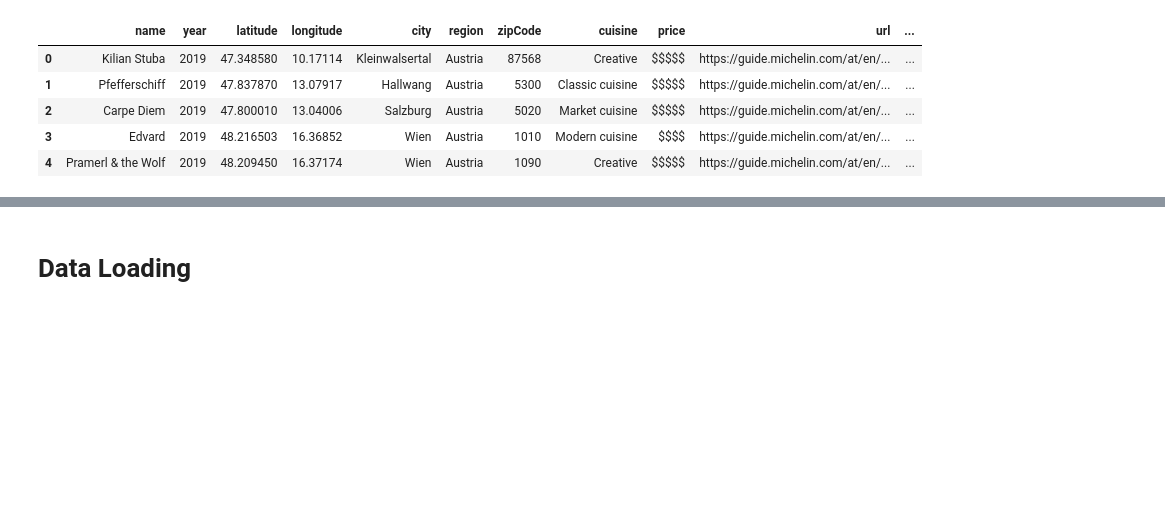
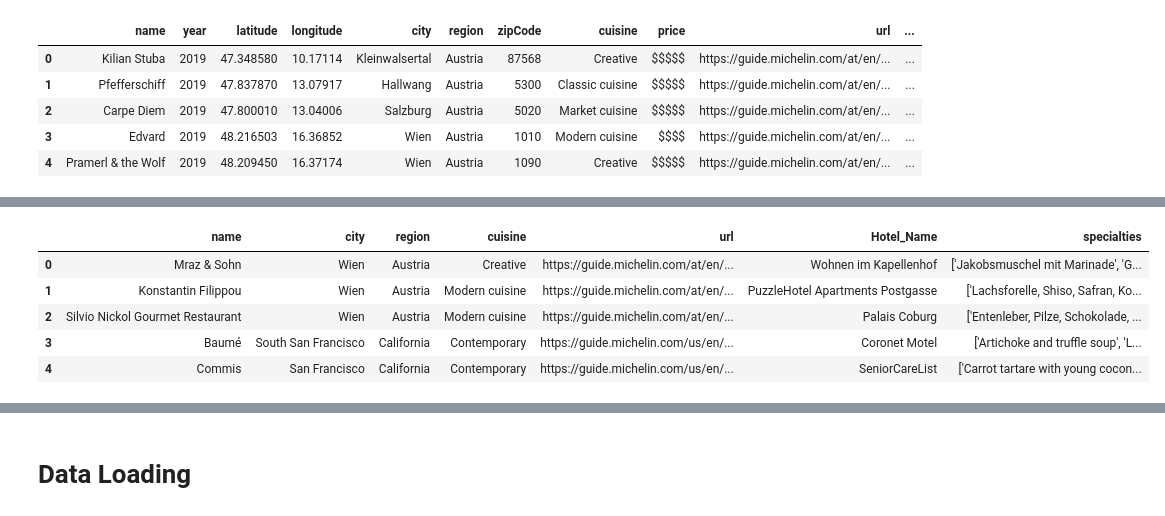
Before and after one commit to sunwoo-kim20/etl-european-restaurants, a Jupyter notebook: etl-michelin-restaurants.ipynb, the cells around one changed output, grey strips where cells are left out. Drawn from its saved outputs; the diff is of its cells as text; code cells hidden in the pictures; blank space fills up the shorter version.

```diff
--- a/etl-michelin-restaurants.ipynb
+++ b/etl-michelin-restaurants.ipynb
@@ -473,0 +507,6 @@ three_star_specialties_df = pd.read_csv("Resources/data/three_star_specials.csv"
+# %%
+# Keep columns ["name", "city", "region", "cuisine", "url", "Hotel_Name", "specialties"]
+
+final_one_star_michelin_df = full_one_star_michelin_df[["name", "city", "region", "cuisine", "url", "Hotel_Name", "specialties"]].copy()
+final_two_star_michelin_df = full_two_star_michelin_df[["name", "city", "region", "cuisine", "url", "Hotel_Name", "specialties"]].copy()
+final_three_star_michelin_df = full_three_star_michelin_df[["name", "city", "region", "cuisine", "url", "Hotel_Name", "specialties"]].copy()
@@ -473,0 +522,9 @@ three_star_specialties_df = pd.read_csv("Resources/data/three_star_specials.csv"
+# %%
+final_two_star_michelin_df.head()
+# %% [output]
+|  | name | city | region | cuisine | url | Hotel_Name | specialties |
+| 0 | Mraz & Sohn | Wien | Austria | Creative | https://guide.michelin.com/at/en/... | Wohnen im Kapellenhof | ['Jakobsmuschel mit Marinade', 'G... |
+| 1 | Konstantin Filippou | Wien | Austria | Modern cuisine | https://guide.michelin.com/at/en/... | PuzzleHotel Apartments Postgasse | ['Lachsforelle, Shiso, Safran, Ko... |
+| 2 | Silvio Nickol Gourmet Restaurant | Wien | Austria | Modern cuisine | https://guide.michelin.com/at/en/... | Palais Coburg | ['Entenleber, Pilze, Schokolade, ... |
+| 3 | Baumé | South San Francisco | California | Contemporary | https://guide.michelin.com/us/en/... | Coronet Motel | ['Artichoke and truffle soup', 'L... |
+| 4 | Commis | San Francisco | California | Contemporary | https://guide.michelin.com/us/en/... | SeniorCareList | ['Carrot tartare with young cocon... |
```
Also changed, not shown: parts of 11 cells of this notebook.
